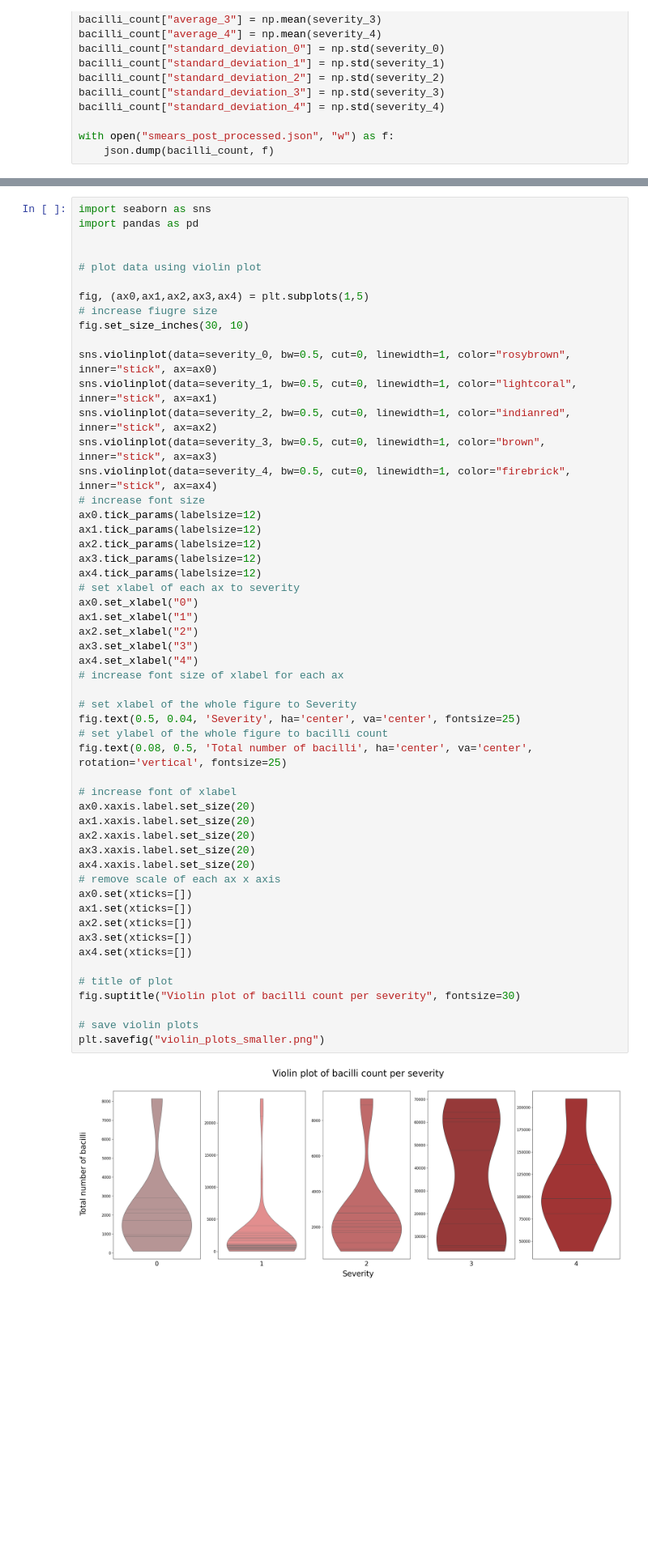
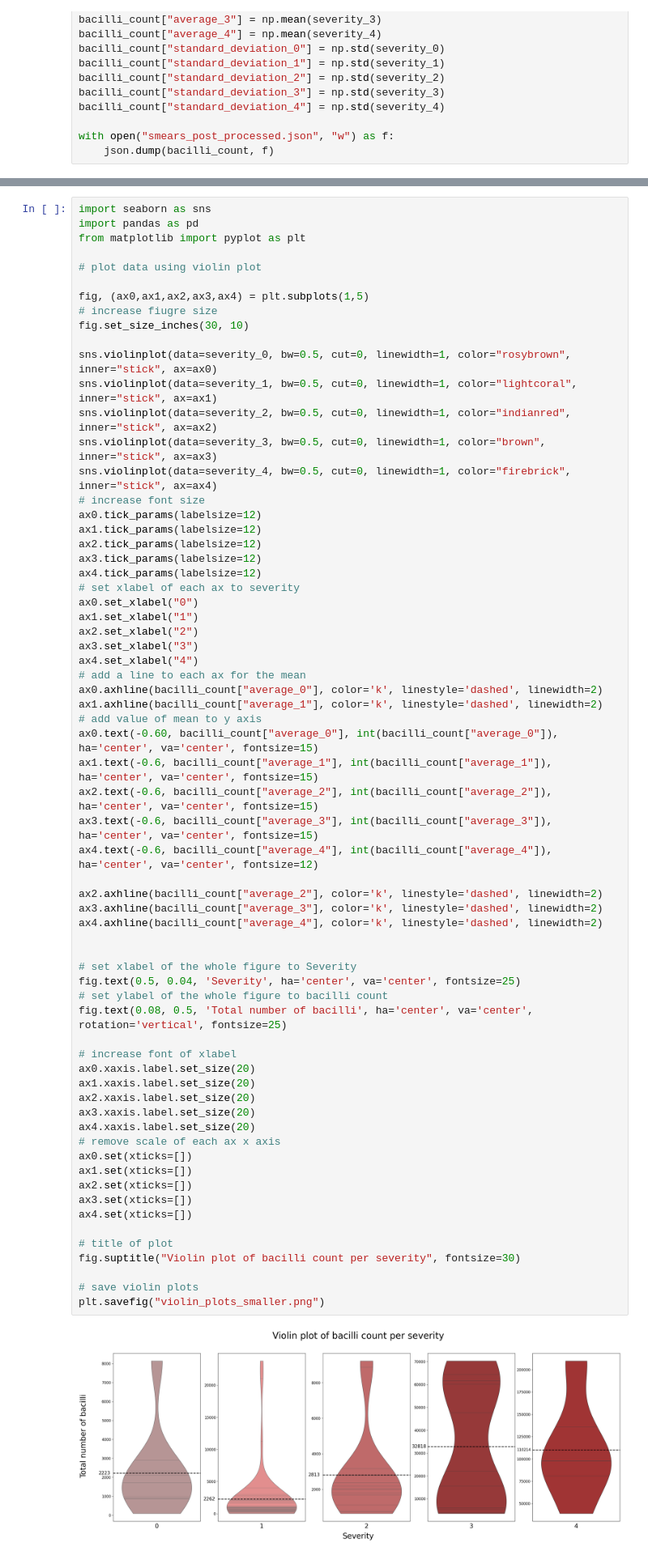
Before and after one commit to matteo-cadoni/TBProject, a Jupyter notebook: visualization&bacillicount.ipynb, the cells around one changed output, grey strips where cells are left out. Shown: that part at 81% size. Saved outputs shown, nothing was run; the diff lists cells and outputs as text; blank space fills up the shorter version.

```diff
--- a/visualization&bacillicount.ipynb
+++ b/visualization&bacillicount.ipynb
@@ -178,7 +178,7 @@ plt.savefig("violin_plots_high_quality.png")
 # %%
 import seaborn as sns
 import pandas as pd
-
+from matplotlib import pyplot as plt
 
 # plot data using violin plot
 
@@ -201,32 +201,45 @@ ax4.tick_params(labelsize=12)
 ax0.set_xlabel("0")
 ax1.set_xlabel("1")
 ax2.set_xlabel("2")
 ax3.set_xlabel("3")
 ax4.set_xlabel("4")
-# increase font size of xlabel for each ax
+# add a line to each ax for the mean
+ax0.axhline(bacilli_count["average_0"], color='k', linestyle='dashed', linewidth=2)
+ax1.axhline(bacilli_count["average_1"], color='k', linestyle='dashed', linewidth=2)
+# add value of mean to y axis
+ax0.text(-0.60, bacilli_count["average_0"], int(bacilli_count["average_0"]), ha='center', va='center', fontsize=15)
+ax1.text(-0.6, bacilli_count["average_1"], int(bacilli_count["average_1"]), ha='center', va='center', fontsize=15)
+ax2.text(-0.6, bacilli_count["average_2"], int(bacilli_count["average_2"]), ha='center', va='center', fontsize=15)
+ax3.text(-0.6, bacilli_count["average_3"], int(bacilli_count["average_3"]), ha='center', va='center', fontsize=15)
+ax4.text(-0.6, bacilli_count["average_4"], int(bacilli_count["average_4"]), ha='center', va='center', fontsize=12)
+
+ax2.axhline(bacilli_count["average_2"], color='k', linestyle='dashed', linewidth=2)
+ax3.axhline(bacilli_count["average_3"], color='k', linestyle='dashed', linewidth=2)
+ax4.axhline(bacilli_count["average_4"], color='k', linestyle='dashed', linewidth=2)
+
 
 # set xlabel of the whole figure to Severity
 fig.text(0.5, 0.04, 'Severity', ha='center', va='center', fontsize=25)
 # set ylabel of the whole figure to bacilli count
 fig.text(0.08, 0.5, 'Total number of bacilli', ha='center', va='center', rotation='vertical', fontsize=25)
 
 # increase font of xlabel
 ax0.xaxis.label.set_size(20)
 ax1.xaxis.label.set_size(20)
 ax2.xaxis.label.set_size(20)
 ax3.xaxis.label.set_size(20)
 ax4.xaxis.label.set_size(20)
 # remove scale of each ax x axis
 ax0.set(xticks=[])
 ax1.set(xticks=[])
 ax2.set(xticks=[])
 ax3.set(xticks=[])
 ax4.set(xticks=[])
 
 # title of plot
 fig.suptitle("Violin plot of bacilli count per severity", fontsize=30)
 
 # save violin plots
 plt.savefig("violin_plots_smaller.png")
 # %% [output]
-[figure, old version]
+[figure, new version]
```
Also changed, not shown: parts of 1 cell of this notebook, 4 other files.
